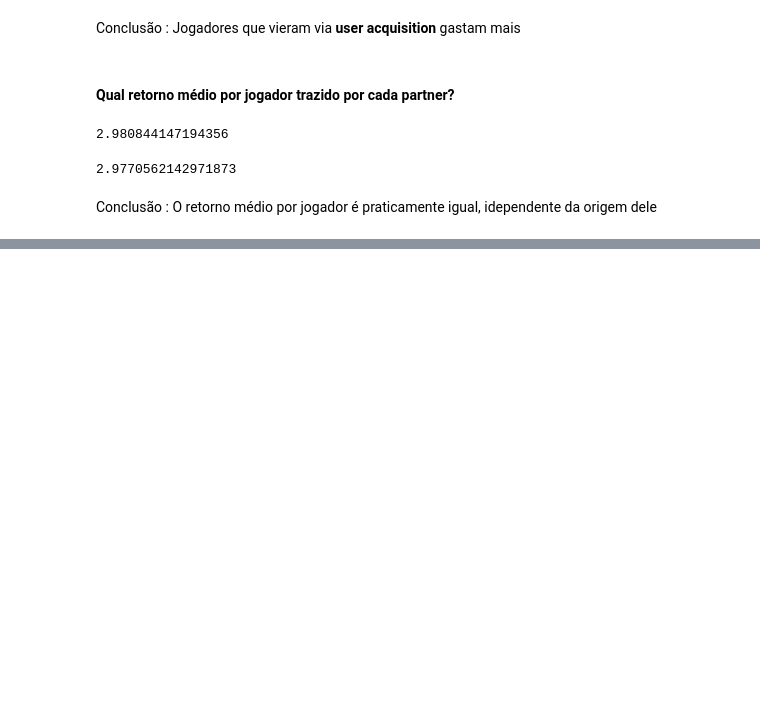
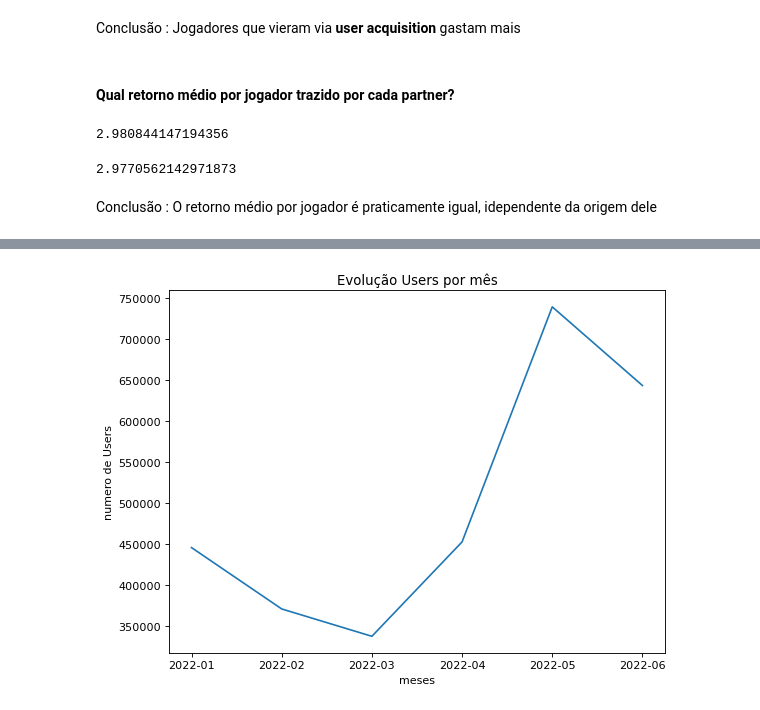
Before and after one commit to vitorbronde/game_market, a Jupyter notebook: Game_market.ipynb, the cells around one changed output, grey strips where cells are left out. Cells and saved outputs as stored; diff of their text form; code cells hidden in the pictures; blank space fills up the shorter version.

```diff
--- a/Game_market.ipynb
+++ b/Game_market.ipynb
@@ -389,0 +411,3 @@ df_game_mes22.head()
+# %%
+df_dt_login = df_game_mes22.groupby('creation_date').sum().reset_index()
+df_dt_login
@@ -389,0 +433,3 @@ df_game_mes22.head()
+# %%
+df_dt_cadastros = df_game_mes22.groupby('creation_date').device_id.nunique().reset_index()
+df_dt_cadastros
@@ -389,0 +444,2 @@ df_game_mes22.head()
+# %%
+df_games_22_final = pd.merge(df_dt_login ,df_dt_cadastros , how="left", on=["creation_date"])
@@ -389,0 +456,11 @@ df_game_mes22.head()
+# %%
+figure(figsize=(8, 6), dpi=80)
+x = df_games_22_final['creation_date']
+y = df_games_22_final['device_id']
+plt.plot(x, y )
+plt.xlabel("meses")
+plt.ylabel("numero de Users")
+plt.title("Evolução Users por mês")
+plt.show()
+# %% [output]
+[figure, added]
```
Also changed, not shown: parts of 41 cells of this notebook.
